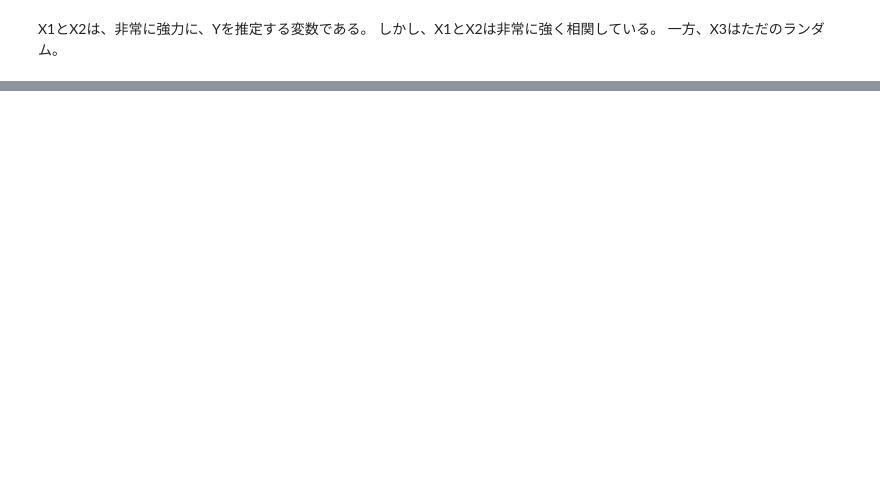
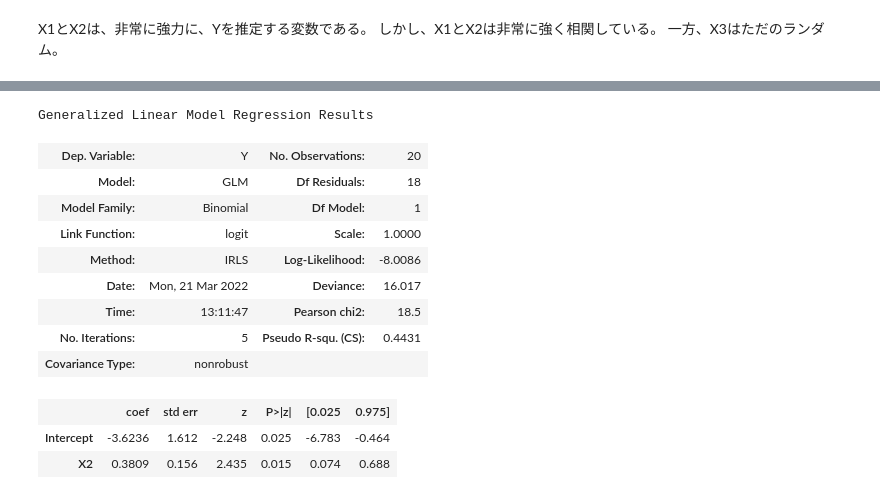
Before and after one commit to metavol/multico, a Jupyter notebook: multico.ipynb, the cells around one changed output, grey strips where cells are left out. Cells and saved outputs as stored; diff of their text form; code cells hidden in the pictures; blank space fills up the shorter version.

```diff
--- a/multico.ipynb
+++ b/multico.ipynb
@@ -81,3 +79,23 @@ Generalized Linear Model Regression Results
 |  | coef | std err | z | P>|z| | [0.025 | 0.975] |
 | Intercept | -3.6020 | 1.614 | -2.232 | 0.026 | -6.764 | -0.440 |
 | X1 | 0.3792 | 0.156 | 2.425 | 0.015 | 0.073 | 0.686 |
+# %%
+logistic_model = smf.glm(formula = "Y ~ X2",
+                       data = data,
+                       family=sm.families.Binomial(link=sm.genmod.families.links.logit()))
+logistic_result = logistic_model.fit()
+logistic_result.summary()
+# %% [output]
+Generalized Linear Model Regression Results
+| Dep. Variable: | Y | No. Observations: | 20 |
+| Model: | GLM | Df Residuals: | 18 |
+| Model Family: | Binomial | Df Model: | 1 |
+| Link Function: | logit | Scale: | 1.0000 |
+| Method: | IRLS | Log-Likelihood: | -8.0086 |
+| Date: | Mon, 21 Mar 2022 | Deviance: | 16.017 |
+| Time: | 13:11:47 | Pearson chi2: | 18.5 |
+| No. Iterations: | 5 | Pseudo R-squ. (CS): | 0.4431 |
+| Covariance Type: | nonrobust |  |  |
+|  | coef | std err | z | P>|z| | [0.025 | 0.975] |
+| Intercept | -3.6236 | 1.612 | -2.248 | 0.025 | -6.783 | -0.464 |
+| X2 | 0.3809 | 0.156 | 2.435 | 0.015 | 0.074 | 0.688 |
```
Also changed, not shown: parts of 25 cells of this notebook.
